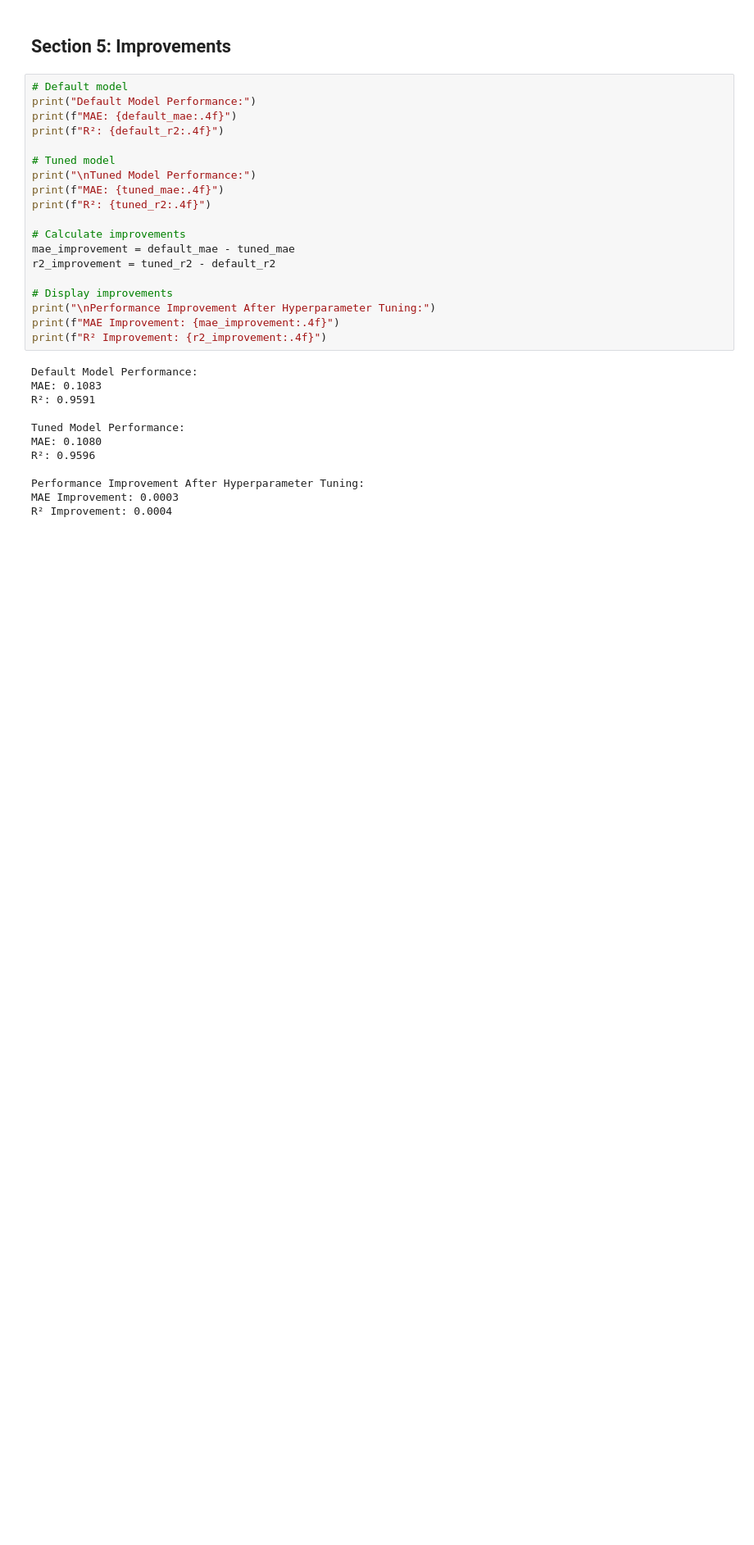
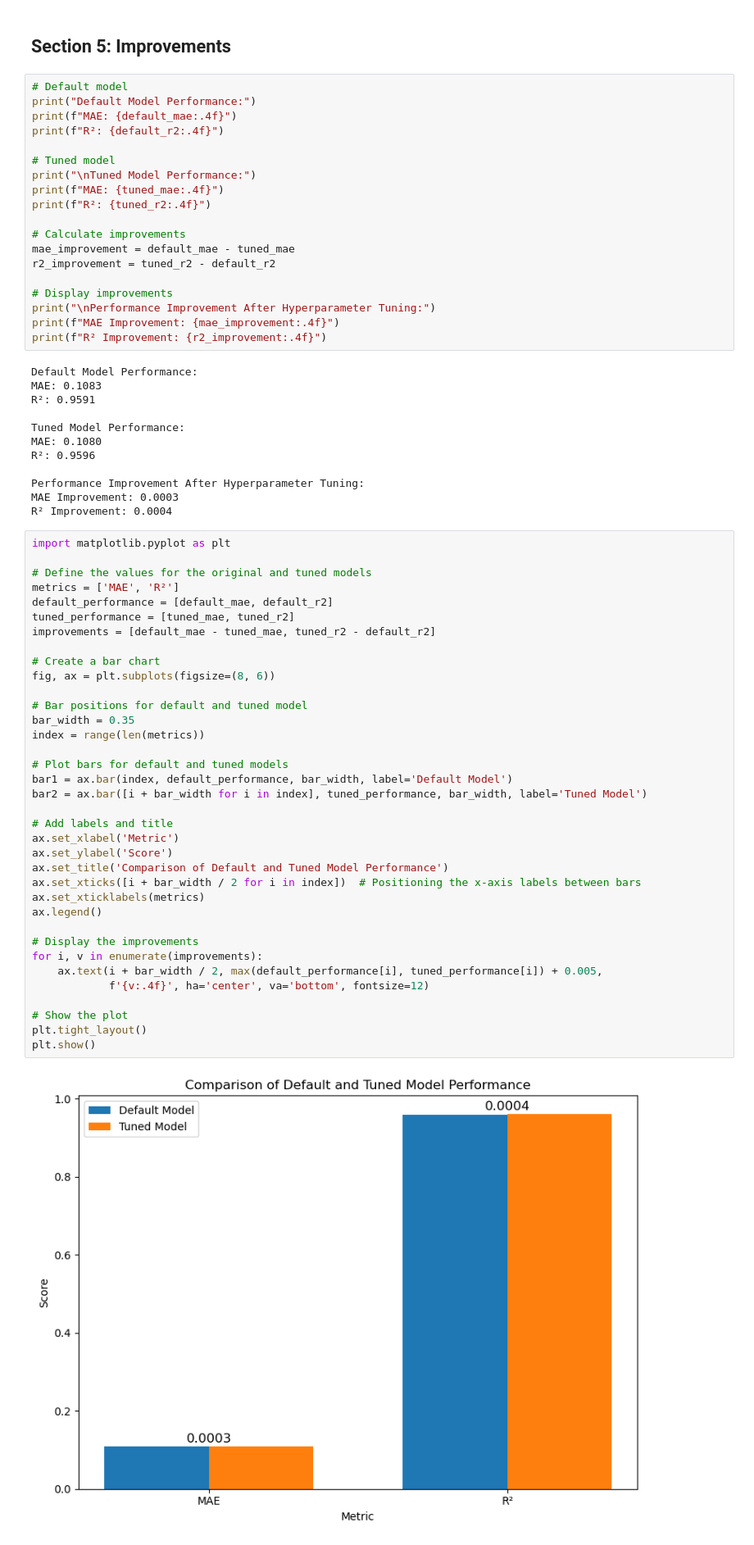
Before and after one commit to NicholasMDH/AI_Surf_Predictions, a Jupyter notebook: modelV0.ipynb, the cells around one changed output. Shown: that part at 82% size. Drawn from its saved outputs; the diff is of its cells as text; blank space fills up the shorter version.

Commit message:
Added visualizaiton for improvements

```diff
--- a/modelV0.ipynb
+++ b/modelV0.ipynb
@@ -213,3 +213,41 @@ R²: 0.9596
 Performance Improvement After Hyperparameter Tuning:
 MAE Improvement: 0.0003
 R² Improvement: 0.0004
+# %%
+import matplotlib.pyplot as plt
+
+# Define the values for the original and tuned models
+metrics = ['MAE', 'R²']
+default_performance = [default_mae, default_r2]
+tuned_performance = [tuned_mae, tuned_r2]
+improvements = [default_mae - tuned_mae, tuned_r2 - default_r2]
+
+# Create a bar chart
+fig, ax = plt.subplots(figsize=(8, 6))
+
+# Bar positions for default and tuned model
+bar_width = 0.35
+index = range(len(metrics))
+
+# Plot bars for default and tuned models
+bar1 = ax.bar(index, default_performance, bar_width, label='Default Model')
+bar2 = ax.bar([i + bar_width for i in index], tuned_performance, bar_width, label='Tuned Model')
+
+# Add labels and title
+ax.set_xlabel('Metric')
+ax.set_ylabel('Score')
+ax.set_title('Comparison of Default and Tuned Model Performance')
+ax.set_xticks([i + bar_width / 2 for i in index])  # Positioning the x-axis labels between bars
+ax.set_xticklabels(metrics)
+ax.legend()
+
+# Display the improvements
+for i, v in enumerate(improvements):
+    ax.text(i + bar_width / 2, max(default_performance[i], tuned_performance[i]) + 0.005,
+            f'{v:.4f}', ha='center', va='bottom', fontsize=12)
+
+# Show the plot
+plt.tight_layout()
+plt.show()
+# %% [output]
+[figure, added]
```
Also changed, not shown: 1 other file.
